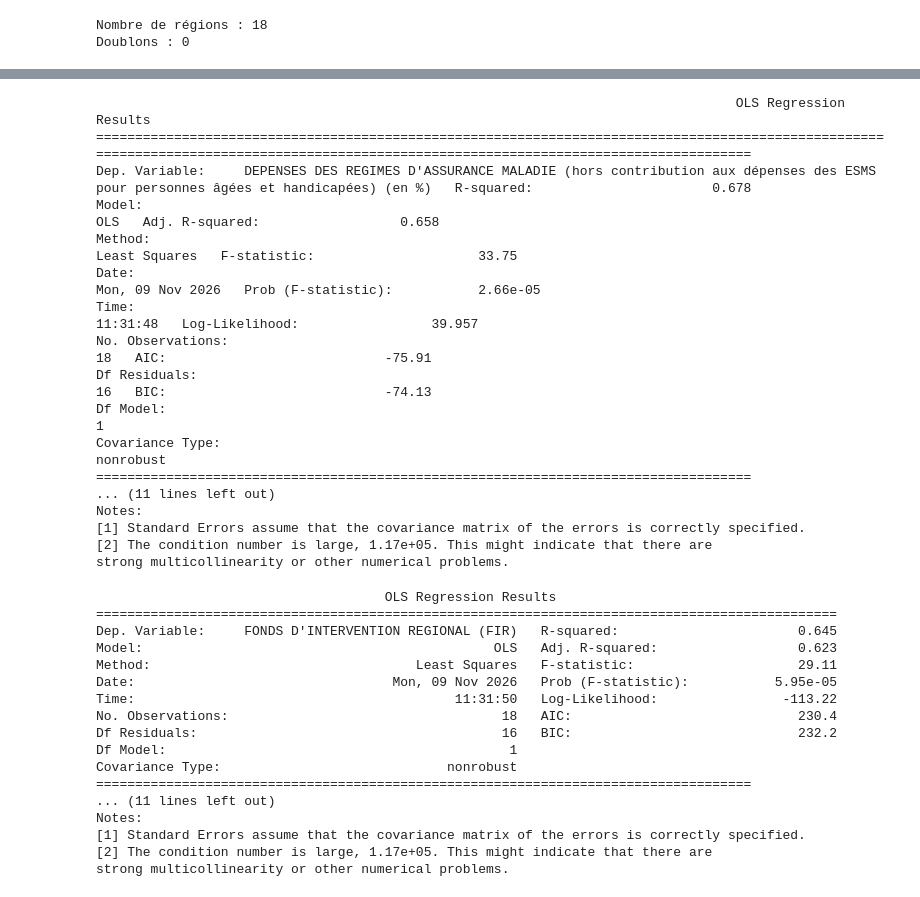
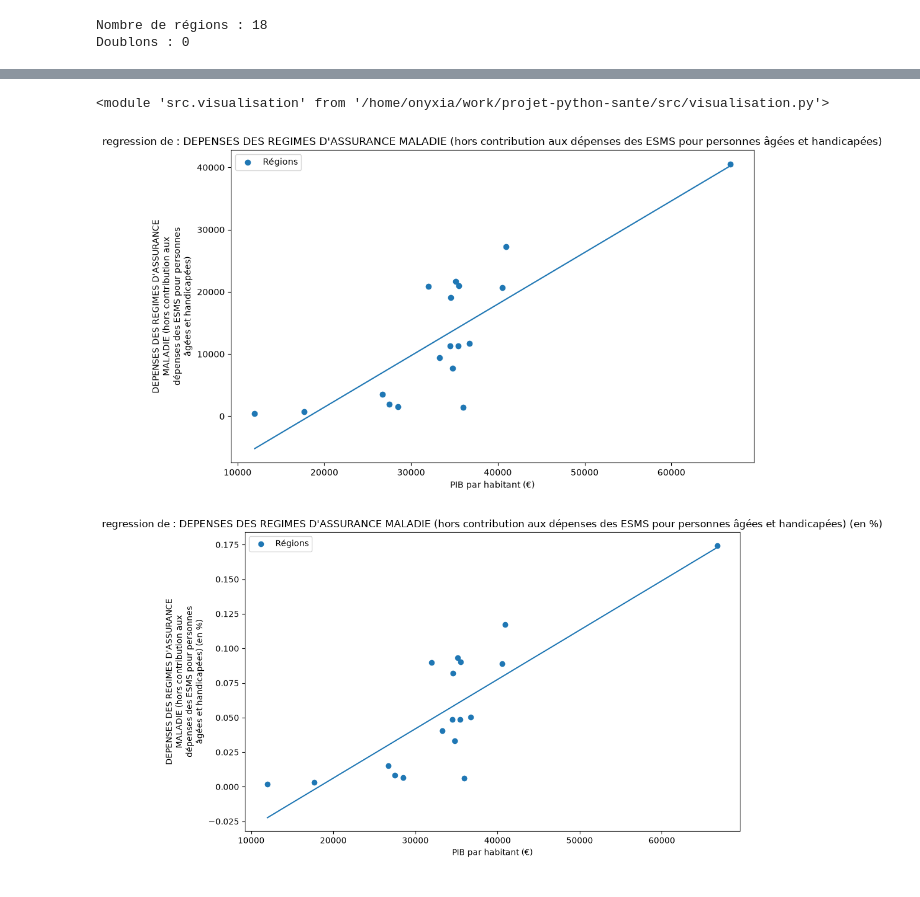
Before and after one commit to ehlld/projet-python-sante, a Jupyter notebook: projet.ipynb, the cells around one changed output, grey strips where cells are left out. Drawn from its saved outputs; the diff is of its cells as text; code cells hidden in the pictures.

Commit message:
Reorganisation des regressions

```diff
--- a/projet.ipynb
+++ b/projet.ipynb
@@ -139,8 +148,8 @@ Doublons : 0
 X = df_analyse[["PIB_par_habitant"]]
 X = sm.add_constant(X)
 
-# Les trois variables à expliquer
-variables = [
+variable_explicative = "PIB_par_habitant"
+variables_expliquees = [
     "DEPENSES DES REGIMES D'ASSURANCE MALADIE (hors contribution aux dépenses des ESMS pour personnes âgées et handicapées)",
     "DEPENSES DES REGIMES D'ASSURANCE MALADIE (hors contribution aux dépenses des ESMS pour personnes âgées et handicapées) (en %)",
     "FONDS D'INTERVENTION REGIONAL (FIR)"
@@ -166,8 +157,11 @@ strong multicollinearity or other numerical problems.
 # %%
 # Réalisation des trois régressions
-#1
-X = sm.add_constant(df_analyse["PIB_par_habitant"])
-y = df_analyse[variables[0]]
-modele1 = sm.OLS(y, X).fit()
-print(modele1.summary())
+
+resultats = regression.plusieurs_regressions(df_analyse, variable_explicative, variables_expliquees)
+
+for variable, modele in resultats.items():
+    print("\n" + "=" * 80)
+    print("VARIABLE EXPLIQUÉE :", variable)
+    print("=" * 80)
+    print(modele.summary())
 # %% [output]
@@ -188,51 +182,15 @@ Notes:
 [1] Standard Errors assume that the covariance matrix of the errors is correctly specified.
 [2] The condition number is large, 1.17e+05. This might indicate that there are
 strong multicollinearity or other numerical problems.
-# %%
-#2
-X = sm.add_constant(df_analyse["PIB_par_habitant"])
-y = df_analyse[variables[1]]
-modele1 = sm.OLS(y, X).fit()
-print(modele1.summary())
-# %% [output]
-                                                                                  OLS Regression Results
-=========================================================================================================================================================================================
-Dep. Variable:     DEPENSES DES REGIMES D'ASSURANCE MALADIE (hors contribution aux dépenses des ESMS pour personnes âgées et handicapées) (en %)   R-squared:                       0.678
-Model:                                                                                                                                       OLS   Adj. R-squared:                  0.658
-Method:                                                                                                                            Least Squares   F-statistic:                     33.75
-Date:                                                                                                                           Mon, 09 Nov 2026   Prob (F-statistic):           2.66e-05
-Time:                                                                                                                                   11:31:48   Log-Likelihood:                 39.957
-No. Observations:                                                                                                                             18   AIC:                            -75.91
-Df Residuals:                                                                                                                                 16   BIC:                            -74.13
-Df Model:                                                                                                                                      1
-Covariance Type:                                                                                                                       nonrobust
-====================================================================================
-... (11 lines left out)
-Notes:
-[1] Standard Errors assume that the covariance matrix of the errors is correctly specified.
-[2] The condition number is large, 1.17e+05. This might indicate that there are
-strong multicollinearity or other numerical problems.
-# %%
-#3
-X = sm.add_constant(df_analyse["PIB_par_habitant"])
-y = df_analyse[variables[2]]
-modele1 = sm.OLS(y, X).fit()
-print(modele1.summary())
-# %% [output]
-                                     OLS Regression Results
-===============================================================================================
-Dep. Variable:     FONDS D'INTERVENTION REGIONAL (FIR)   R-squared:                       0.645
-Model:                                             OLS   Adj. R-squared:                  0.623
-Method:                                  Least Squares   F-statistic:                     29.11
-Date:                                 Mon, 09 Nov 2026   Prob (F-statistic):           5.95e-05
-Time:                                         11:31:50   Log-Likelihood:                -113.22
-No. Observations:                                   18   AIC:                             230.4
-Df Residuals:                                       16   BIC:                             232.2
-Df Model:                                            1
-Covariance Type:                             nonrobust
-====================================================================================
-... (11 lines left out)
-Notes:
-[1] Standard Errors assume that the covariance matrix of the errors is correctly specified.
-[2] The condition number is large, 1.17e+05. This might indicate that there are
-strong multicollinearity or other numerical problems.
+# %%
+importlib.reload(visualisation)
+# %% [output]
+<module 'src.visualisation' from '/home/onyxia/work/projet-python-sante/src/visualisation.py'>
+# %%
+# Tracé des trois régressions
+
+for variable, modele in resultats.items():
+    visualisation.plot_regression(df_analyse, modele, variable_explicative, variable,f"regression de : {variable}")
+# %% [output]
+[figure, added]
+[figure, added]
```
Also changed, not shown: parts of 8 cells of this notebook, 2 other files.
